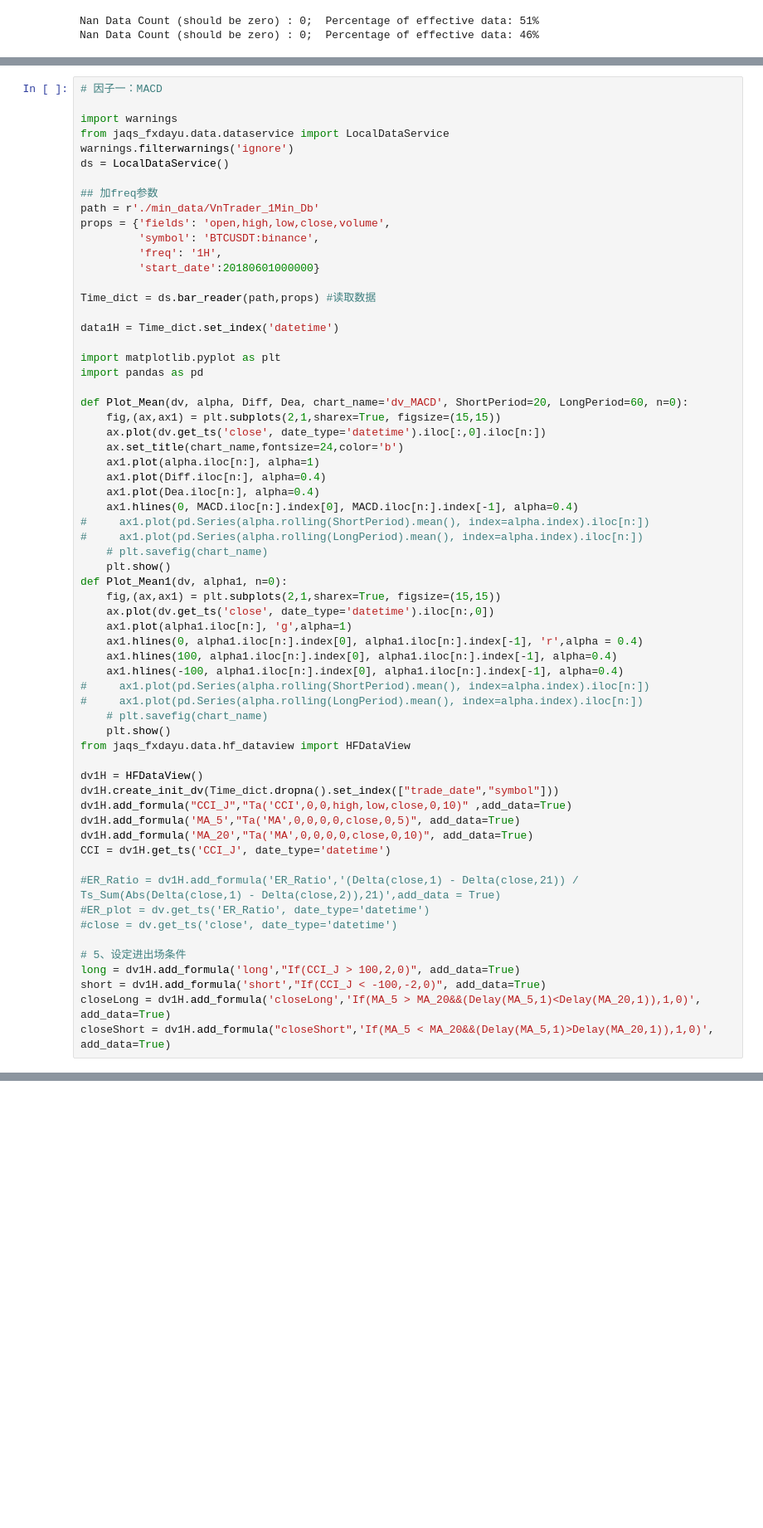
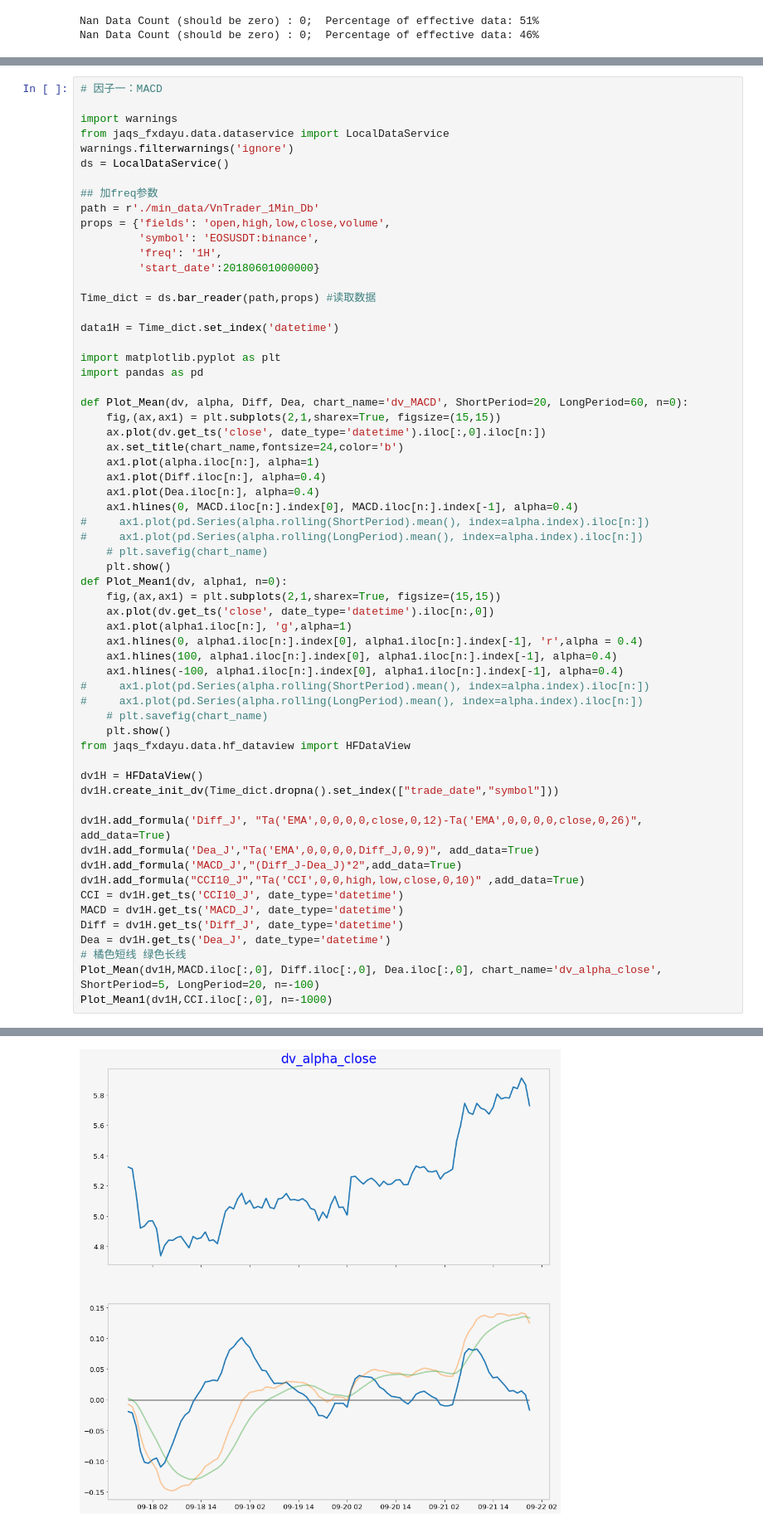
Before and after one commit to hehewei/dayu, a Jupyter notebook: 数据获取与因子绩效试题.ipynb, the cells around one changed output, grey strips where cells are left out. Shown at 83% size. Cells and saved outputs as stored; diff of their text form; blank space fills up the shorter version.

```diff
--- a/数据获取与因子绩效试题.ipynb
+++ b/数据获取与因子绩效试题.ipynb
@@ -558,7 +547,7 @@ ds = LocalDataService()
 ## 加freq参数
 path = r'./min_data/VnTrader_1Min_Db'
 props = {'fields': 'open,high,low,close,volume',
-         'symbol': 'BTCUSDT:binance',
+         'symbol': 'EOSUSDT:binance',
          'freq': '1H',
          'start_date':20180601000000}
 
@@ -572,43 +561,42 @@ import pandas as pd
 def Plot_Mean(dv, alpha, Diff, Dea, chart_name='dv_MACD', ShortPeriod=20, LongPeriod=60, n=0):
     fig,(ax,ax1) = plt.subplots(2,1,sharex=True, figsize=(15,15))
     ax.plot(dv.get_ts('close', date_type='datetime').iloc[:,0].iloc[n:])
     ax.set_title(chart_name,fontsize=24,color='b')
     ax1.plot(alpha.iloc[n:], alpha=1)
     ax1.plot(Diff.iloc[n:], alpha=0.4)
     ax1.plot(Dea.iloc[n:], alpha=0.4)
     ax1.hlines(0, MACD.iloc[n:].index[0], MACD.iloc[n:].index[-1], alpha=0.4)
 #     ax1.plot(pd.Series(alpha.rolling(ShortPeriod).mean(), index=alpha.index).iloc[n:])
 #     ax1.plot(pd.Series(alpha.rolling(LongPeriod).mean(), index=alpha.index).iloc[n:])
     # plt.savefig(chart_name)
     plt.show()
 def Plot_Mean1(dv, alpha1, n=0):
     fig,(ax,ax1) = plt.subplots(2,1,sharex=True, figsize=(15,15))
     ax.plot(dv.get_ts('close', date_type='datetime').iloc[n:,0])
     ax1.plot(alpha1.iloc[n:], 'g',alpha=1)
     ax1.hlines(0, alpha1.iloc[n:].index[0], alpha1.iloc[n:].index[-1], 'r',alpha = 0.4)
     ax1.hlines(100, alpha1.iloc[n:].index[0], alpha1.iloc[n:].index[-1], alpha=0.4)
     ax1.hlines(-100, alpha1.iloc[n:].index[0], alpha1.iloc[n:].index[-1], alpha=0.4)
 #     ax1.plot(pd.Series(alpha.rolling(ShortPeriod).mean(), index=alpha.index).iloc[n:])
 #     ax1.plot(pd.Series(alpha.rolling(LongPeriod).mean(), index=alpha.index).iloc[n:])
     # plt.savefig(chart_name)
     plt.show()
 from jaqs_fxdayu.data.hf_dataview import HFDataView
 
 dv1H = HFDataView()
 dv1H.create_init_dv(Time_dict.dropna().set_index(["trade_date","symbol"]))
-dv1H.add_formula("CCI_J","Ta('CCI',0,0,high,low,close,0,10)" ,add_data=True)
-dv1H.add_formula('MA_5',"Ta('MA',0,0,0,0,close,0,5)", add_data=True)
-dv1H.add_formula('MA_20',"Ta('MA',0,0,0,0,close,0,10)", add_data=True)
-CCI = dv1H.get_ts('CCI_J', date_type='datetime')
 
-#ER_Ratio = dv1H.add_formula('ER_Ratio','(Delta(close,1) - Delta(close,21)) / Ts_Sum(Abs(Delta(close,1) - Delta(close,2)),21)',add_data = True)
-#ER_plot = dv.get_ts('ER_Ratio', date_type='datetime')
-#close = dv.get_ts('close', date_type='datetime')
-
-# 5、设定进出场条件
-long = dv1H.add_formula('long',"If(CCI_J > 100,2,0)", add_data=True)
-short = dv1H.add_formula('short',"If(CCI_J < -100,-2,0)", add_data=True)
-closeLong = dv1H.add_formula('closeLong','If(MA_5 > MA_20&&(Delay(MA_5,1)<Delay(MA_20,1)),1,0)', add_data=True)
-closeShort = dv1H.add_formula("closeShort",'If(MA_5 < MA_20&&(Delay(MA_5,1)>Delay(MA_20,1)),1,0)', add_data=True)
+dv1H.add_formula('Diff_J', "Ta('EMA',0,0,0,0,close,0,12)-Ta('EMA',0,0,0,0,close,0,26)", add_data=True)
+dv1H.add_formula('Dea_J',"Ta('EMA',0,0,0,0,Diff_J,0,9)", add_data=True)
+dv1H.add_formula('MACD_J',"(Diff_J-Dea_J)*2",add_data=True)
+dv1H.add_formula("CCI10_J","Ta('CCI',0,0,high,low,close,0,10)" ,add_data=True)
+CCI = dv1H.get_ts('CCI10_J', date_type='datetime')
+MACD = dv1H.get_ts('MACD_J', date_type='datetime')
+Diff = dv1H.get_ts('Diff_J', date_type='datetime')
+Dea = dv1H.get_ts('Dea_J', date_type='datetime')
+# 橘色短线 绿色长线
+Plot_Mean(dv1H,MACD.iloc[:,0], Diff.iloc[:,0], Dea.iloc[:,0], chart_name='dv_alpha_close', ShortPeriod=5, LongPeriod=20, n=-100)
+Plot_Mean1(dv1H,CCI.iloc[:,0], n=-1000)
 # %% [output]
 Initialize dataview success.
+[figure, added]
```
Also changed, not shown: parts of 30 cells of this notebook.
